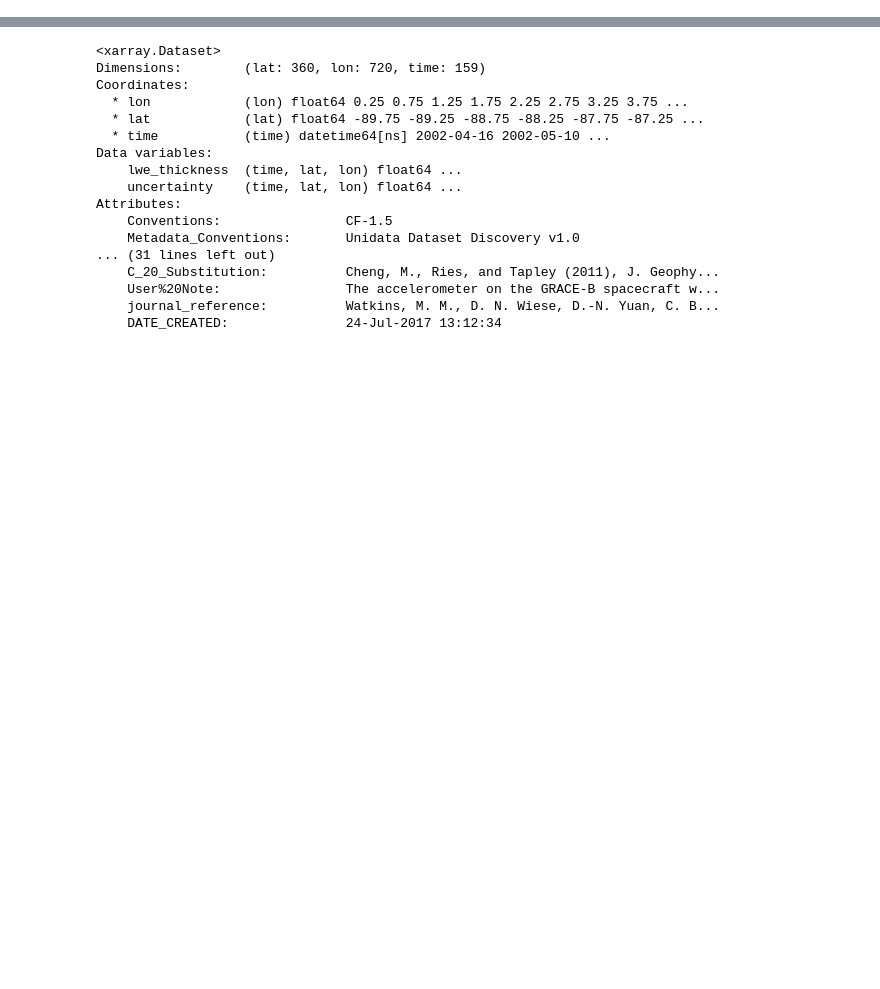
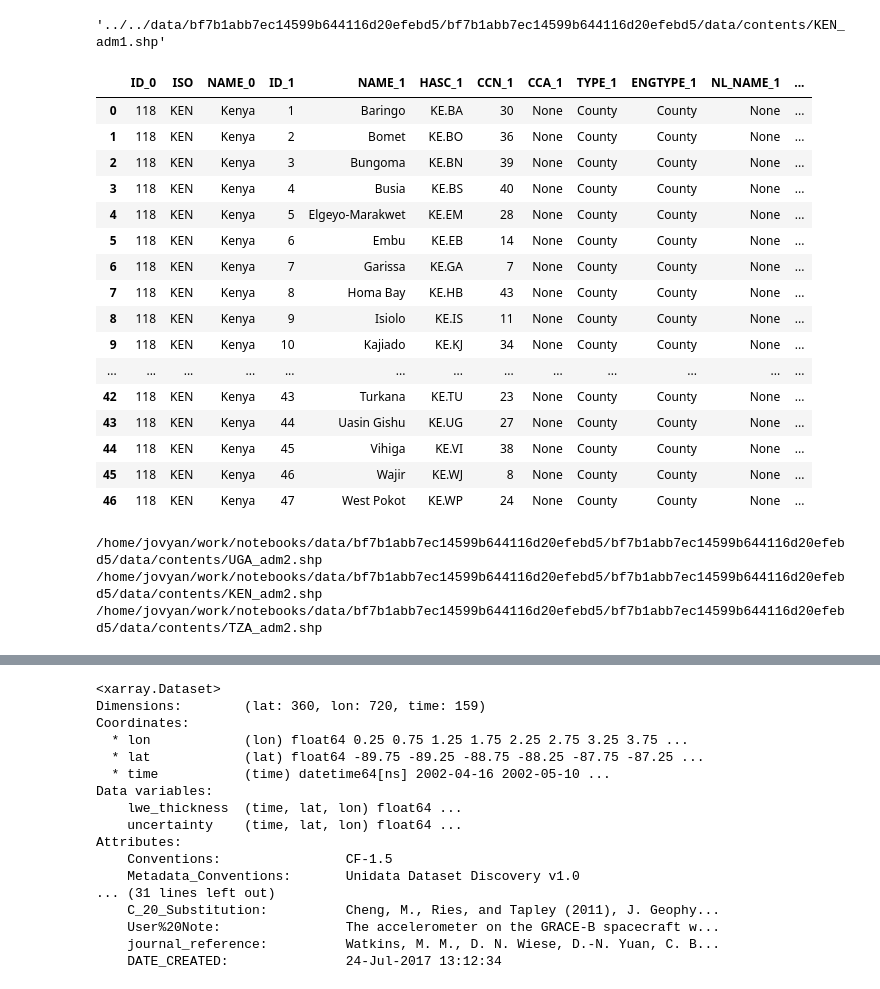
Before and after one commit to yeemey/haackwell, a Jupyter notebook: notebooks/grace_wells_2017.ipynb, the cells around one changed output, grey strips where cells are left out. Saved outputs shown, nothing was run; the diff lists cells and outputs as text; code cells hidden in the pictures; blank space fills up the shorter version.

```diff
--- a/notebooks/grace_wells_2017.ipynb
+++ b/notebooks/grace_wells_2017.ipynb
@@ -36 +63,4 @@ csv = 'https://www.hydroshare.org/django_irods/download/d3659dcf575d4090801a74d1
 wells = pd.read_csv(csv)
+# %%
+hs=hydroshare.hydroshare()
+hs.getResourceFromHydroShare('bf7b1abb7ec14599b644116d20efebd5')
@@ -36,0 +108,5 @@ wells = pd.read_csv(csv)
+# %%
+# map the Kenyan shapefile path
+kenp = hs.content['KEN_adm1.shp']
+# %% [output]
+'../../data/bf7b1abb7ec14599b644116d20efebd5/bf7b1abb7ec14599b644116d20efebd5/data/contents/KEN_adm1.shp'
@@ -37,14 +116,35 @@ wells = pd.read_csv(csv)
 # %%
 # retrieve the shapefile for kenya
 # country boundary
-Ken=gpd.read_file('KEN_adm1.shp')
+Ken=gpd.read_file(kenp)
+Ken
+# %% [output]
+|  | ID_0 | ISO | NAME_0 | ID_1 | NAME_1 | HASC_1 | CCN_1 | CCA_1 | TYPE_1 | ENGTYPE_1 | NL_NAME_1 | ... |
+| 0 | 118 | KEN | Kenya | 1 | Baringo | KE.BA | 30 | None | County | County | None | ... |
+| 1 | 118 | KEN | Kenya | 2 | Bomet | KE.BO | 36 | None | County | County | None | ... |
+| 2 | 118 | KEN | Kenya | 3 | Bungoma | KE.BN | 39 | None | County | County | None | ... |
+| 3 | 118 | KEN | Kenya | 4 | Busia | KE.BS | 40 | None | County | County | None | ... |
+| 4 | 118 | KEN | Kenya | 5 | Elgeyo-Marakwet | KE.EM | 28 | None | County | County | None | ... |
+| 5 | 118 | KEN | Kenya | 6 | Embu | KE.EB | 14 | None | County | County | None | ... |
+| 6 | 118 | KEN | Kenya | 7 | Garissa | KE.GA | 7 | None | County | County | None | ... |
+| 7 | 118 | KEN | Kenya | 8 | Homa Bay | KE.HB | 43 | None | County | County | None | ... |
+| 8 | 118 | KEN | Kenya | 9 | Isiolo | KE.IS | 11 | None | County | County | None | ... |
+| 9 | 118 | KEN | Kenya | 10 | Kajiado | KE.KJ | 34 | None | County | County | None | ... |
+| ... | ... | ... | ... | ... | ... | ... | ... | ... | ... | ... | ... | ... |
+| 42 | 118 | KEN | Kenya | 43 | Turkana | KE.TU | 23 | None | County | County | None | ... |
+| 43 | 118 | KEN | Kenya | 44 | Uasin Gishu | KE.UG | 27 | None | County | County | None | ... |
+| 44 | 118 | KEN | Kenya | 45 | Vihiga | KE.VI | 38 | None | County | County | None | ... |
+| 45 | 118 | KEN | Kenya | 46 | Wajir | KE.WJ | 8 | None | County | County | None | ... |
+| 46 | 118 | KEN | Kenya | 47 | West Pokot | KE.WP | 24 | None | County | County | None | ... |
 # %%
 # read many shape file in the folder
-import glob # check the folder
-
 gdfs = {} # load the empty dictionary
 
 # loop through the adm2 shapfile
-for fname in glob.glob('*_adm2.shp'):
+for fname in glob.glob(os.path.abspath(os.path.join(HW2017,'*_adm2.shp'))):
     print(fname)
     gdfs[fname.split('.')[0]] = gpd.read_file(fname)
+# %% [output]
+/home/jovyan/work/notebooks/data/bf7b1abb7ec14599b644116d20efebd5/bf7b1abb7ec14599b644116d20efebd5/data/contents/UGA_adm2.shp
+/home/jovyan/work/notebooks/data/bf7b1abb7ec14599b644116d20efebd5/bf7b1abb7ec14599b644116d20efebd5/data/contents/KEN_adm2.shp
+/home/jovyan/work/notebooks/data/bf7b1abb7ec14599b644116d20efebd5/bf7b1abb7ec14599b644116d20efebd5/data/contents/TZA_adm2.shp
```
Also changed, not shown: parts of 16 cells of this notebook.
